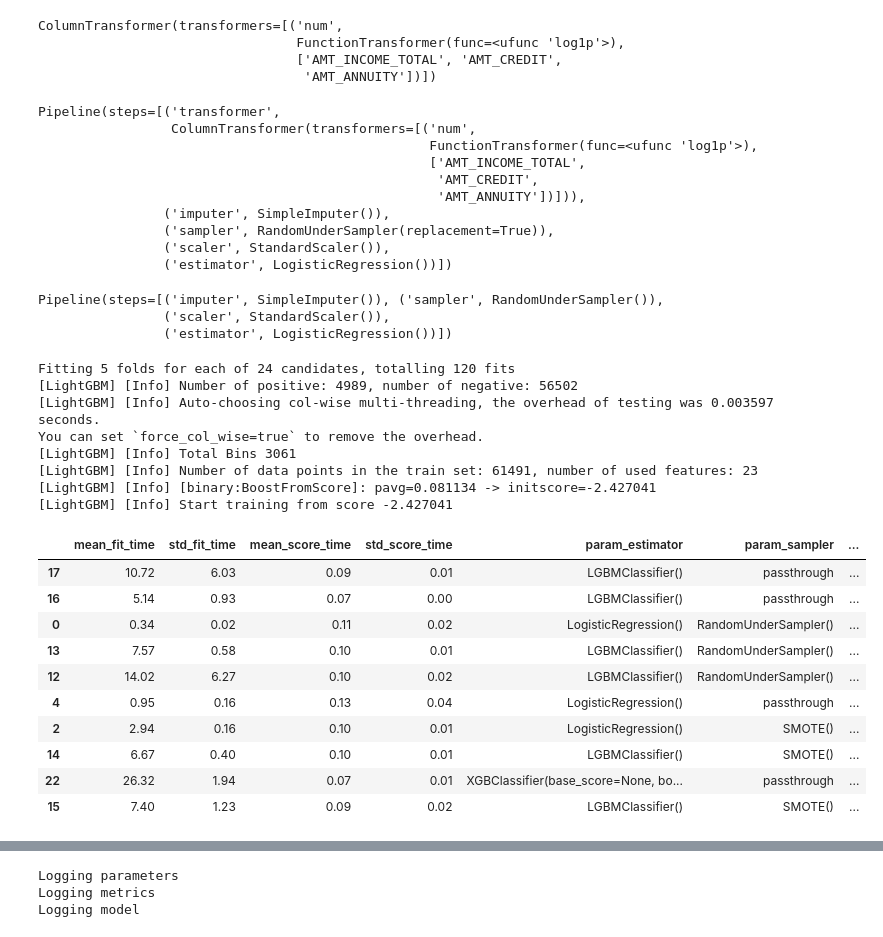
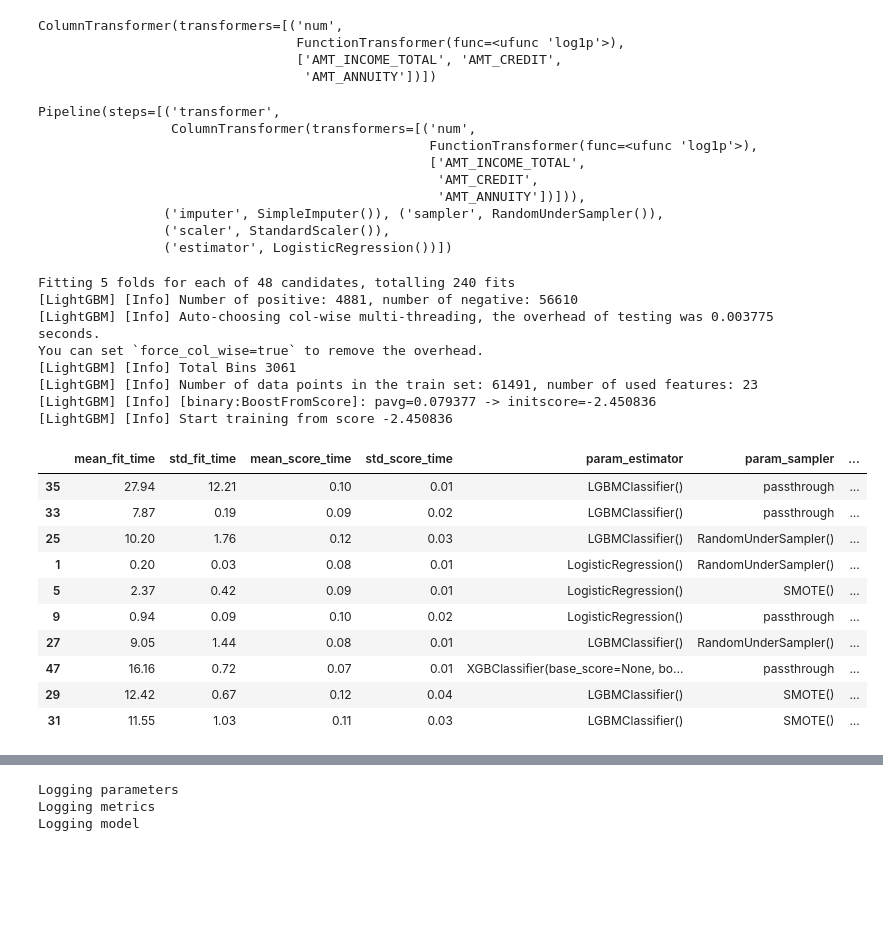
Before and after one commit to XavierConvert/P7_ML_model, a Jupyter notebook: P7_2_4_MLFlow_ML_with_features_V2.ipynb, the cells around one changed output, grey strips where cells are left out. Drawn from its saved outputs; the diff is of its cells as text; code cells hidden in the pictures; blank space fills up the shorter version.

```diff
--- a/P7_2_4_MLFlow_ML_with_features_V2.ipynb
+++ b/P7_2_4_MLFlow_ML_with_features_V2.ipynb
@@ -153,14 +152,14 @@ ColumnTransformer(transformers=[('num',
                                  ['AMT_INCOME_TOTAL', 'AMT_CREDIT',
                                   'AMT_ANNUITY'])])
 # %%
-pipeline3_bis=Pipeline_imb([
-    ('transformer',transformer3),
+pipeline=Pipeline_imb([
+    ('transformer',transformer),
     ('imputer',SimpleImputer()),
-    ('sampler',RandomUnderSampler(replacement=True)),
+    ('sampler',RandomUnderSampler()),
     ('scaler',StandardScaler()),
     ('estimator',LogisticRegression())
 ])
-pipeline3_bis
+pipeline
 # %% [output]
 Pipeline(steps=[('transformer',
                  ColumnTransformer(transformers=[('num',
@@ -168,32 +167,18 @@ Pipeline(steps=[('transformer',
                                                   ['AMT_INCOME_TOTAL',
                                                    'AMT_CREDIT',
                                                    'AMT_ANNUITY'])])),
-                ('imputer', SimpleImputer()),
-                ('sampler', RandomUnderSampler(replacement=True)),
+                ('imputer', SimpleImputer()), ('sampler', RandomUnderSampler()),
                 ('scaler', StandardScaler()),
                 ('estimator', LogisticRegression())])
-# %%
-pipeline=Pipeline_imb([
-    #('transformer',transformer3),
-    ('imputer',SimpleImputer()),
-    ('sampler',RandomUnderSampler()),
-    ('scaler',StandardScaler()),
-    ('estimator',LogisticRegression())
-])
-pipeline
-# %% [output]
-Pipeline(steps=[('imputer', SimpleImputer()), ('sampler', RandomUnderSampler()),
-                ('scaler', StandardScaler()),
-                ('estimator', LogisticRegression())])
 # %%
 param_grid={
-    'sampler':[ RandomUnderSampler(), SMOTE(), 'passthrough'],# ClusterCentroids()],EditedNearestNeighbours(),AllKNN(),TomekLinks(),
-    #'transformer':[transformer3,'passthrough'],
+    'sampler':[ RandomUnderSampler(), SMOTE(), 'passthrough'],
+    'transformer':[transformer,'passthrough'],
     'scaler':[StandardScaler(),'passthrough'],
     'estimator':[LogisticRegression(),RandomForestClassifier(),LGBMClassifier(),XGBClassifier()]
 }
 # %%
-grid3= GridSearchCV(
+grid= GridSearchCV(
     pipeline,
     param_grid=param_grid,
     cv=5,
@@ -204,28 +189,28 @@ grid3= GridSearchCV(
     refit='roc_auc')
 # %%
 if DISPLAY:
-    grid3.fit(X,y)
+    grid.fit(X,y)
 # %% [output]
-Fitting 5 folds for each of 24 candidates, totalling 120 fits
-[LightGBM] [Info] Number of positive: 4989, number of negative: 56502
-[LightGBM] [Info] Auto-choosing col-wise multi-threading, the overhead of testing was 0.003597 seconds.
+Fitting 5 folds for each of 48 candidates, totalling 240 fits
+[LightGBM] [Info] Number of positive: 4881, number of negative: 56610
+[LightGBM] [Info] Auto-choosing col-wise multi-threading, the overhead of testing was 0.003775 seconds.
 You can set `force_col_wise=true` to remove the overhead.
 [LightGBM] [Info] Total Bins 3061
 [LightGBM] [Info] Number of data points in the train set: 61491, number of used features: 23
-[LightGBM] [Info] [binary:BoostFromScore]: pavg=0.081134 -> initscore=-2.427041
-[LightGBM] [Info] Start training from score -2.427041
+[LightGBM] [Info] [binary:BoostFromScore]: pavg=0.079377 -> initscore=-2.450836
+[LightGBM] [Info] Start training from score -2.450836
 # %%
-res=result(grid3, log_target=0)
+res=result(grid)
 res.sort_values(by='mean_test_roc_auc',ascending=False).head(10)
 # %% [output]
 |  | mean_fit_time | std_fit_time | mean_score_time | std_score_time | param_estimator | param_sampler | ... |
-| 17 | 10.72 | 6.03 | 0.09 | 0.01 | LGBMClassifier() | passthrough | ... |
-| 16 | 5.14 | 0.93 | 0.07 | 0.00 | LGBMClassifier() | passthrough | ... |
-| 0 | 0.34 | 0.02 | 0.11 | 0.02 | LogisticRegression() | RandomUnderSampler() | ... |
-| 13 | 7.57 | 0.58 | 0.10 | 0.01 | LGBMClassifier() | RandomUnderSampler() | ... |
-| 12 | 14.02 | 6.27 | 0.10 | 0.02 | LGBMClassifier() | RandomUnderSampler() | ... |
-| 4 | 0.95 | 0.16 | 0.13 | 0.04 | LogisticRegression() | passthrough | ... |
-| 2 | 2.94 | 0.16 | 0.10 | 0.01 | LogisticRegression() | SMOTE() | ... |
-| 14 | 6.67 | 0.40 | 0.10 | 0.01 | LGBMClassifier() | SMOTE() | ... |
-| 22 | 26.32 | 1.94 | 0.07 | 0.01 | XGBClassifier(base_score=None, bo... | passthrough | ... |
-| 15 | 7.40 | 1.23 | 0.09 | 0.02 | LGBMClassifier() | SMOTE() | ... |
+| 35 | 27.94 | 12.21 | 0.10 | 0.01 | LGBMClassifier() | passthrough | ... |
+| 33 | 7.87 | 0.19 | 0.09 | 0.02 | LGBMClassifier() | passthrough | ... |
+| 25 | 10.20 | 1.76 | 0.12 | 0.03 | LGBMClassifier() | RandomUnderSampler() | ... |
+| 1 | 0.20 | 0.03 | 0.08 | 0.01 | LogisticRegression() | RandomUnderSampler() | ... |
+| 5 | 2.37 | 0.42 | 0.09 | 0.01 | LogisticRegression() | SMOTE() | ... |
+| 9 | 0.94 | 0.09 | 0.10 | 0.02 | LogisticRegression() | passthrough | ... |
+| 27 | 9.05 | 1.44 | 0.08 | 0.01 | LGBMClassifier() | RandomUnderSampler() | ... |
+| 47 | 16.16 | 0.72 | 0.07 | 0.01 | XGBClassifier(base_score=None, bo... | passthrough | ... |
+| 29 | 12.42 | 0.67 | 0.12 | 0.04 | LGBMClassifier() | SMOTE() | ... |
+| 31 | 11.55 | 1.03 | 0.11 | 0.03 | LGBMClassifier() | SMOTE() | ... |
```
Also changed, not shown: parts of 33 cells of this notebook, 2 other files.
